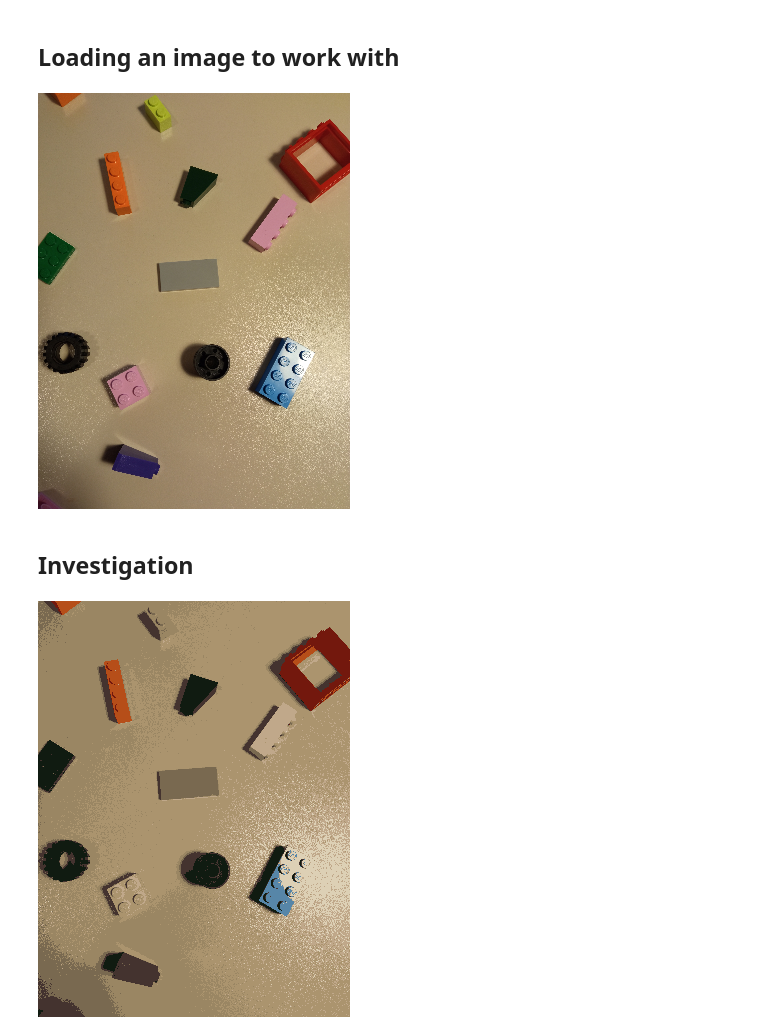
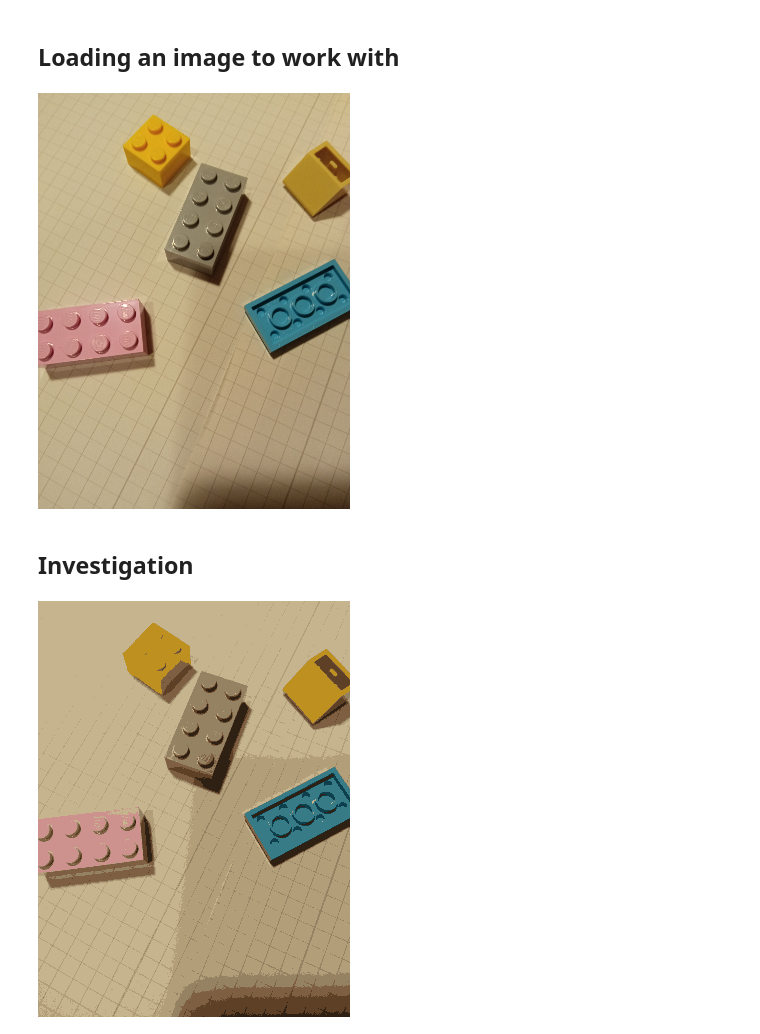
Before and after one commit to m21ark/vc_t1, a Jupyter notebook: mark.ipynb, the cells around one changed output. Drawn from its saved outputs; the diff is of its cells as text; code cells hidden in the pictures.

```diff
--- a/mark.ipynb
+++ b/mark.ipynb
@@ -14,11 +14,11 @@ from scripts.edges import *
 # %% [markdown]
 ## Loading an image to work with
 # %%
-img = loadImage(31)
+img = loadImage(39)
 
 render(img)
 # %% [output]
-[figure, old version]
+[figure, new version]
 # %% [markdown]
 ## Investigation
 # %%
@@ -62,7 +62,7 @@ segmented_image = segmented_data.reshape((img.shape))
 
 render(segmented_image)
 # %% [output]
-[figure, old version]
+[figure, new version]
 # %%
 """ # Smooth the image using Gaussian blur
 blurred = cv2.GaussianBlur(img, (23, 23), 0)
```
Also changed, not shown: parts of 3 cells of this notebook.
